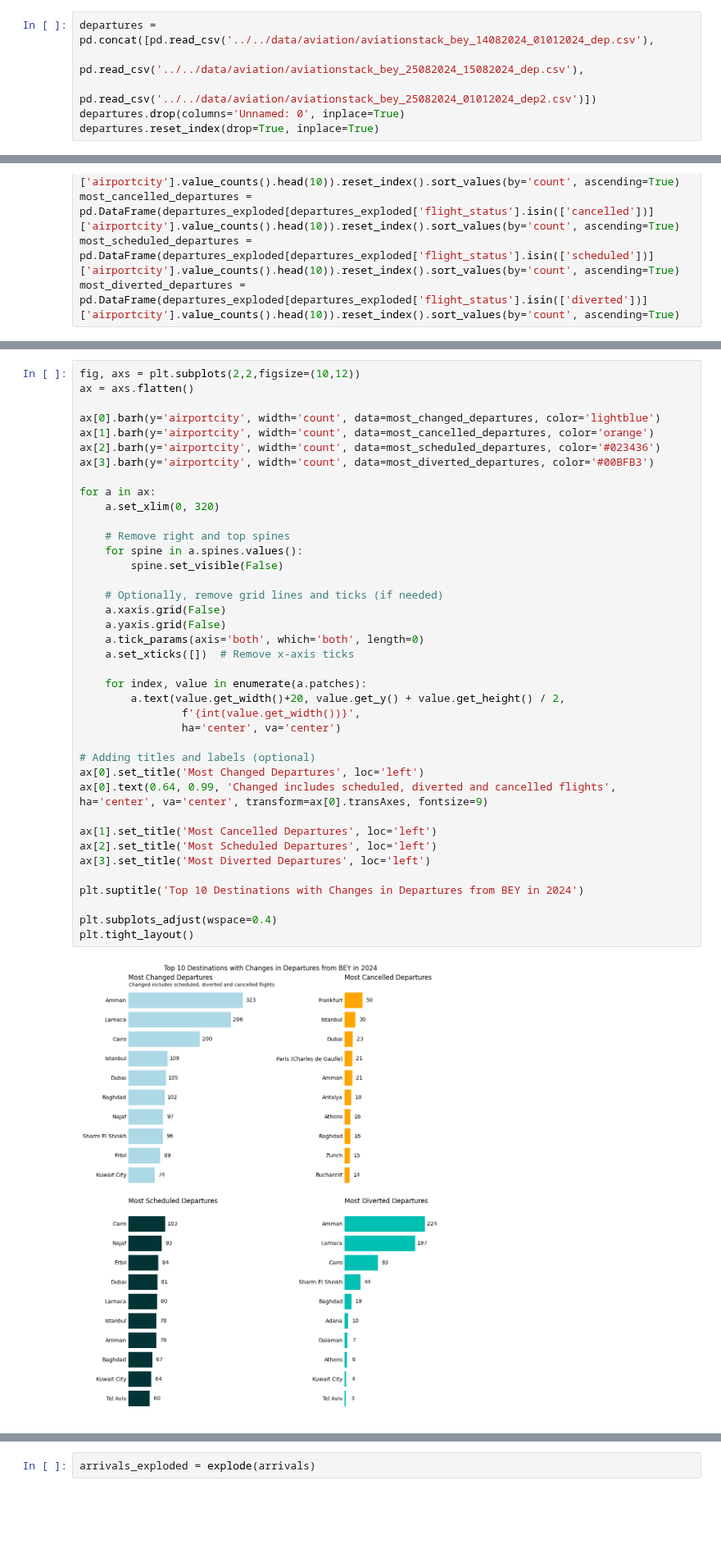
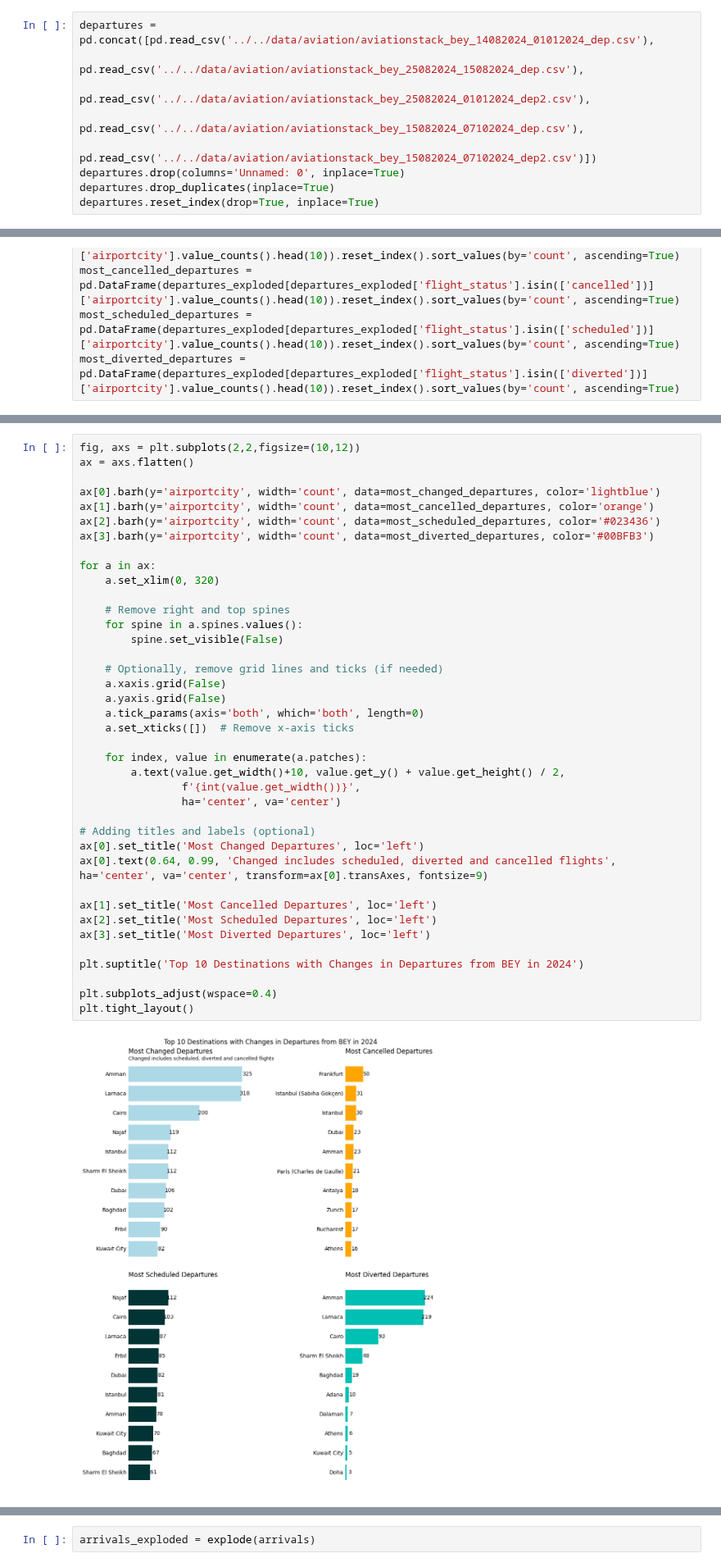
Before and after one commit to datapartnership/lebanon-economic-monitor, a Jupyter notebook: notebooks/aviation-trends/aviation_update.ipynb, the cells around one changed output, grey strips where cells are left out. Shown at 82% size. Saved outputs shown, nothing was run; the diff lists cells and outputs as text; blank space fills up the shorter version.

Commit message:
conflict and aviation trends update (#87)

```diff
--- a/notebooks/aviation-trends/aviation_update.ipynb
+++ b/notebooks/aviation-trends/aviation_update.ipynb
@@ -167,6 +171,9 @@ def get_area_plot(df, title, source_text, acled_events_daily, reindex_freq='D',
 # %%
 departures = pd.concat([pd.read_csv('../../data/aviation/aviationstack_bey_14082024_01012024_dep.csv'),
                         pd.read_csv('../../data/aviation/aviationstack_bey_25082024_15082024_dep.csv'),
-                        pd.read_csv('../../data/aviation/aviationstack_bey_25082024_01012024_dep2.csv')])
+                        pd.read_csv('../../data/aviation/aviationstack_bey_25082024_01012024_dep2.csv'),
+                        pd.read_csv('../../data/aviation/aviationstack_bey_15082024_07102024_dep.csv'),
+                        pd.read_csv('../../data/aviation/aviationstack_bey_15082024_07102024_dep2.csv')])
 departures.drop(columns='Unnamed: 0', inplace=True)
+departures.drop_duplicates(inplace=True)
 departures.reset_index(drop=True, inplace=True)
@@ -440,35 +473,35 @@ ax[3].barh(y='airportcity', width='count', data=most_diverted_departures, color=
 for a in ax:
     a.set_xlim(0, 320)
 
     # Remove right and top spines
     for spine in a.spines.values():
         spine.set_visible(False)
 
     # Optionally, remove grid lines and ticks (if needed)
     a.xaxis.grid(False)
     a.yaxis.grid(False)
     a.tick_params(axis='both', which='both', length=0)
     a.set_xticks([])  # Remove x-axis ticks
 
     for index, value in enumerate(a.patches):
-        a.text(value.get_width()+20, value.get_y() + value.get_height() / 2,
+        a.text(value.get_width()+10, value.get_y() + value.get_height() / 2,
                 f'{int(value.get_width())}',
                 ha='center', va='center')
 
 # Adding titles and labels (optional)
 ax[0].set_title('Most Changed Departures', loc='left')
 ax[0].text(0.64, 0.99, 'Changed includes scheduled, diverted and cancelled flights', ha='center', va='center', transform=ax[0].transAxes, fontsize=9)
 
 ax[1].set_title('Most Cancelled Departures', loc='left')
 ax[2].set_title('Most Scheduled Departures', loc='left')
 ax[3].set_title('Most Diverted Departures', loc='left')
 
 plt.suptitle('Top 10 Destinations with Changes in Departures from BEY in 2024')
 
 plt.subplots_adjust(wspace=0.4)
 plt.tight_layout()
 # %% [output]
-[figure, old version]
+[figure, new version]
 # %% [markdown]
 ### Findings
 
```
Also changed, not shown: parts of 19 cells of this notebook, 1 other file.
